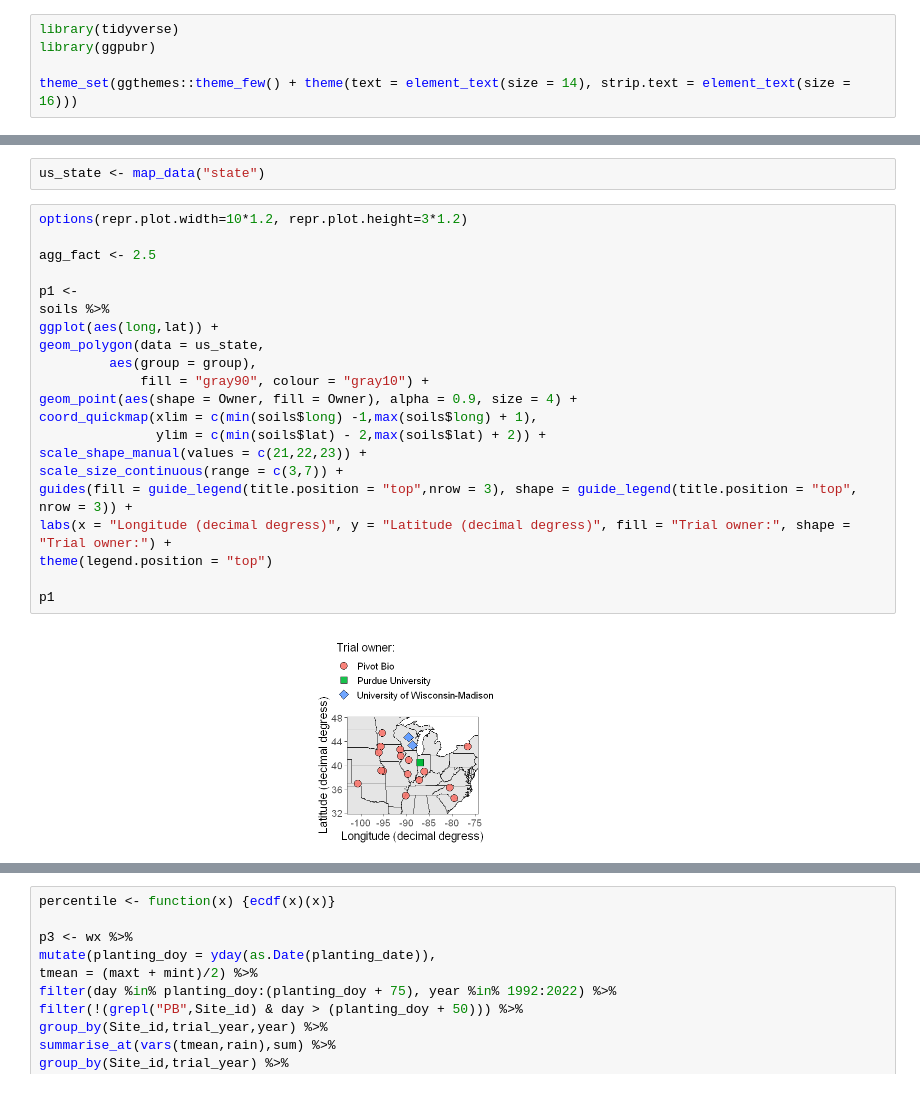
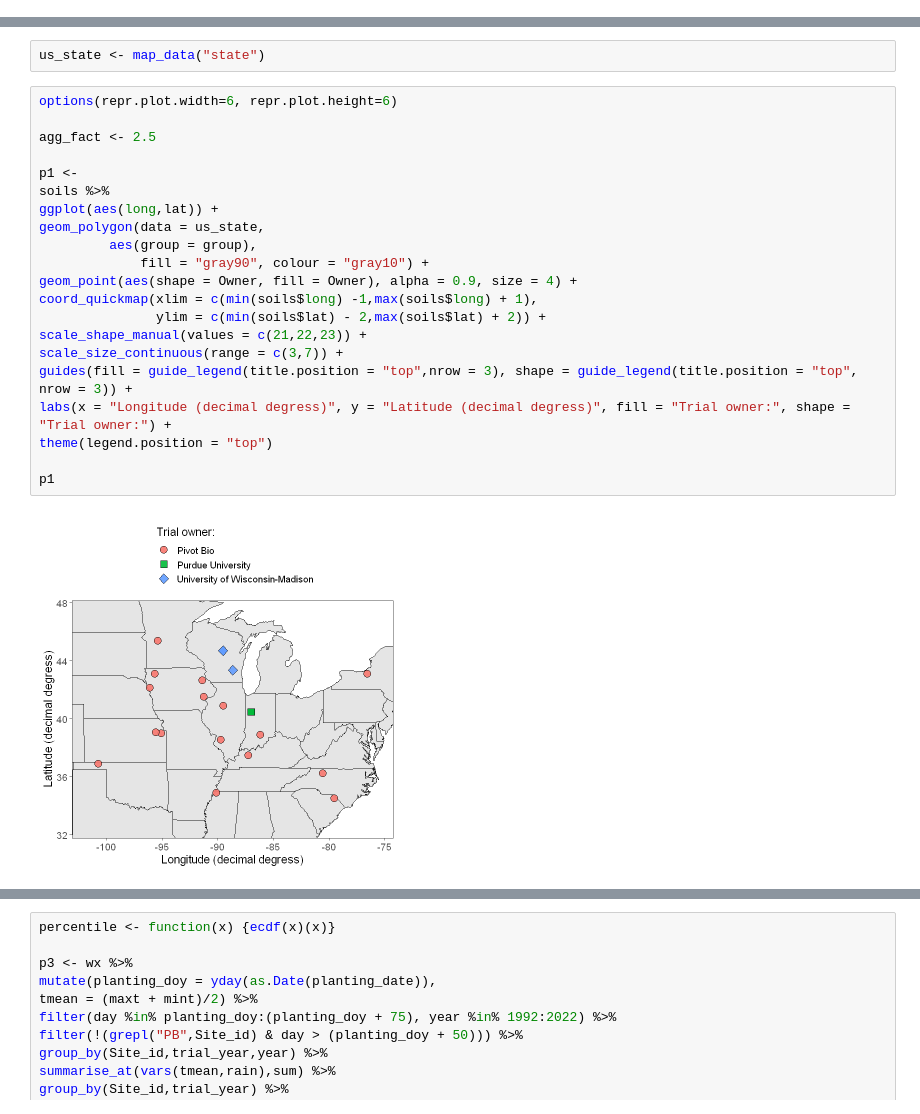
Before and after one commit to pivotbio/proven40-moa-paper-code, a Jupyter notebook: 2_FIELD_TRIALS/00_trials_characteristics.ipynb, the cells around one changed output, grey strips where cells are left out. Drawn from its saved outputs; the diff is of its cells as text.

```diff
--- a/2_FIELD_TRIALS/00_trials_characteristics.ipynb
+++ b/2_FIELD_TRIALS/00_trials_characteristics.ipynb
@@ -1,5 +0,0 @@
-# %%
-library(tidyverse)
-library(ggpubr)
-
-theme_set(ggthemes::theme_few() + theme(text = element_text(size = 14), strip.text = element_text(size = 16)))
@@ -9,28 +14,28 @@ soils <- read.csv("./datasets/pivot_bio_trials_location_soils.csv")
 # %%
 us_state <- map_data("state")
 # %%
-options(repr.plot.width=10*1.2, repr.plot.height=3*1.2)
+options(repr.plot.width=6, repr.plot.height=6)
 
 agg_fact <- 2.5
 
 p1 <-
 soils %>%
 ggplot(aes(long,lat)) +
 geom_polygon(data = us_state,
          aes(group = group),
              fill = "gray90", colour = "gray10") +
 geom_point(aes(shape = Owner, fill = Owner), alpha = 0.9, size = 4) +
 coord_quickmap(xlim = c(min(soils$long) -1,max(soils$long) + 1),
                ylim = c(min(soils$lat) - 2,max(soils$lat) + 2)) +
 scale_shape_manual(values = c(21,22,23)) +
 scale_size_continuous(range = c(3,7)) +
 guides(fill = guide_legend(title.position = "top",nrow = 3), shape = guide_legend(title.position = "top", nrow = 3)) +
 labs(x = "Longitude (decimal degress)", y = "Latitude (decimal degress)", fill = "Trial owner:", shape = "Trial owner:") +
 theme(legend.position = "top")
 
 p1
 # %% [output]
-[figure, old version]
+[figure, new version]
 # %%
 p2 <-
 soils %>%
```
Also changed, not shown: parts of 2 cells of this notebook, 40 other files.
